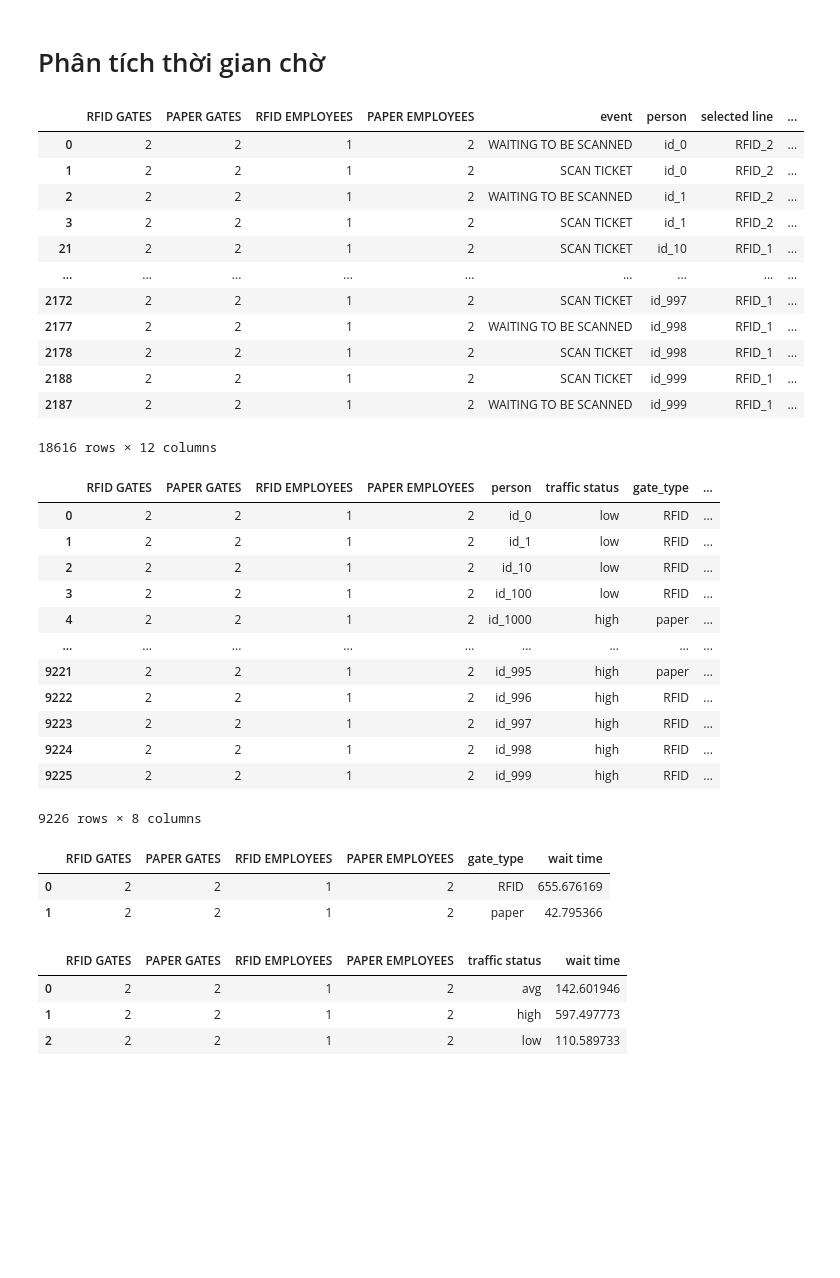
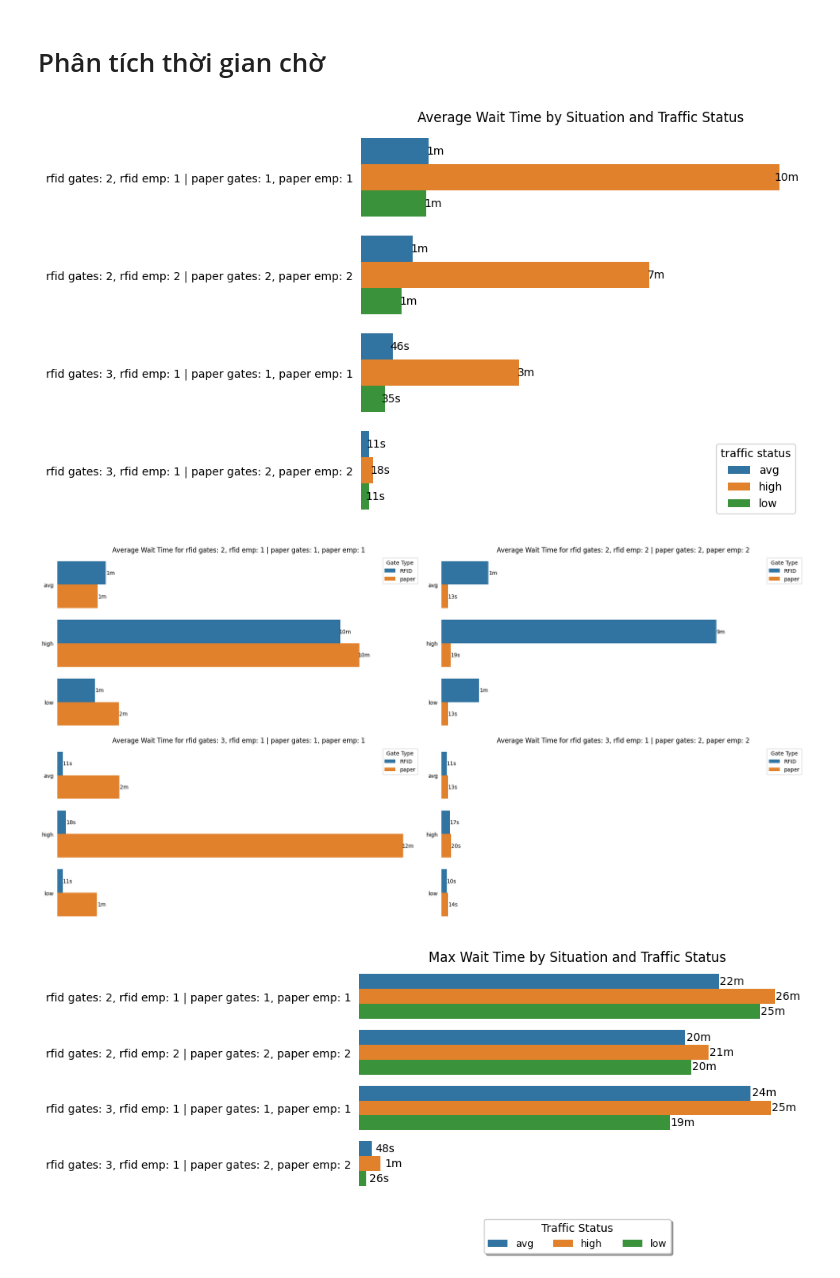
Before and after one commit to bongcaitim/parking_system_simulation, a Jupyter notebook: parking_system_simulation.ipynb, the cells around one changed output. Drawn from its saved outputs; the diff is of its cells as text; code cells hidden in the pictures; blank space fills up the shorter version.

```diff
--- a/parking_system_simulation.ipynb
+++ b/parking_system_simulation.ipynb
@@ -300,56 +300,2 @@ with open('output/events.json', 'w') as outfile:
 # %% [markdown]
 # Phân tích thời gian chờ
-# %%
-with open('output/events.json', 'r') as f:
-    data = json.load(f)
-output_df = pd.DataFrame(data)
-events_df = pd.json_normalize(output_df['events'])
-output_df = pd.concat([output_df.drop('events', axis=1), events_df], axis=1)
-output_df['gate_type'] = output_df['selected line'].str[:-2]
-output_df.sort_values('person')
-# %% [output]
-|  | RFID GATES | PAPER GATES | RFID EMPLOYEES | PAPER EMPLOYEES | event | person | selected line | ... |
-| 0 | 2 | 2 | 1 | 2 | WAITING TO BE SCANNED | id_0 | RFID_2 | ... |
-| 1 | 2 | 2 | 1 | 2 | SCAN TICKET | id_0 | RFID_2 | ... |
-| 2 | 2 | 2 | 1 | 2 | WAITING TO BE SCANNED | id_1 | RFID_2 | ... |
-| 3 | 2 | 2 | 1 | 2 | SCAN TICKET | id_1 | RFID_2 | ... |
-| 21 | 2 | 2 | 1 | 2 | SCAN TICKET | id_10 | RFID_1 | ... |
-| ... | ... | ... | ... | ... | ... | ... | ... | ... |
-| 2172 | 2 | 2 | 1 | 2 | SCAN TICKET | id_997 | RFID_1 | ... |
-| 2177 | 2 | 2 | 1 | 2 | WAITING TO BE SCANNED | id_998 | RFID_1 | ... |
-| 2178 | 2 | 2 | 1 | 2 | SCAN TICKET | id_998 | RFID_1 | ... |
-| 2188 | 2 | 2 | 1 | 2 | SCAN TICKET | id_999 | RFID_1 | ... |
-| 2187 | 2 | 2 | 1 | 2 | WAITING TO BE SCANNED | id_999 | RFID_1 | ... |
-18616 rows × 12 columns
-# %%
-wait_time_df = output_df.groupby(['RFID GATES', 'PAPER GATES', 'RFID EMPLOYEES', 'PAPER EMPLOYEES', 'person', 'traffic status', 'gate_type'])['duration'].sum().reset_index()
-wait_time_df = wait_time_df.rename(columns={'duration': 'wait time'})
-wait_time_df.to_csv('output/output.csv', index=False)
-wait_time_df
-# %% [output]
-|  | RFID GATES | PAPER GATES | RFID EMPLOYEES | PAPER EMPLOYEES | person | traffic status | gate_type | ... |
-| 0 | 2 | 2 | 1 | 2 | id_0 | low | RFID | ... |
-| 1 | 2 | 2 | 1 | 2 | id_1 | low | RFID | ... |
-| 2 | 2 | 2 | 1 | 2 | id_10 | low | RFID | ... |
-| 3 | 2 | 2 | 1 | 2 | id_100 | low | RFID | ... |
-| 4 | 2 | 2 | 1 | 2 | id_1000 | high | paper | ... |
-| ... | ... | ... | ... | ... | ... | ... | ... | ... |
-| 9221 | 2 | 2 | 1 | 2 | id_995 | high | paper | ... |
-| 9222 | 2 | 2 | 1 | 2 | id_996 | high | RFID | ... |
-| 9223 | 2 | 2 | 1 | 2 | id_997 | high | RFID | ... |
-| 9224 | 2 | 2 | 1 | 2 | id_998 | high | RFID | ... |
-| 9225 | 2 | 2 | 1 | 2 | id_999 | high | RFID | ... |
-9226 rows × 8 columns
-# %%
-wait_time_df.groupby(['RFID GATES', 'PAPER GATES', 'RFID EMPLOYEES', 'PAPER EMPLOYEES', 'gate_type'])['wait time'].mean().reset_index()
-# %% [output]
-|  | RFID GATES | PAPER GATES | RFID EMPLOYEES | PAPER EMPLOYEES | gate_type | wait time |
-| 0 | 2 | 2 | 1 | 2 | RFID | 655.676169 |
-| 1 | 2 | 2 | 1 | 2 | paper | 42.795366 |
-# %%
-wait_time_df.groupby(['RFID GATES', 'PAPER GATES', 'RFID EMPLOYEES', 'PAPER EMPLOYEES', 'traffic status'])['wait time'].mean().reset_index()
-# %% [output]
-|  | RFID GATES | PAPER GATES | RFID EMPLOYEES | PAPER EMPLOYEES | traffic status | wait time |
-| 0 | 2 | 2 | 1 | 2 | avg | 142.601946 |
-| 1 | 2 | 2 | 1 | 2 | high | 597.497773 |
-| 2 | 2 | 2 | 1 | 2 | low | 110.589733 |
@@ -355,0 +539,11 @@ wait_time_df.groupby(['RFID GATES', 'PAPER GATES', 'RFID EMPLOYEES', 'PAPER EMPL
+# %%
+single_mean_wait()
+situational_mean_wait()
+single_max_wait()
+situational_max_wait()
+plot_moving_avg(sharey=True)
+plot_moving_avg(sharey=False)
+# %% [output]
+[figure, added]
+[figure, added]
+[figure, added]
```
Also changed, not shown: parts of 17 cells of this notebook, 8 other files.
